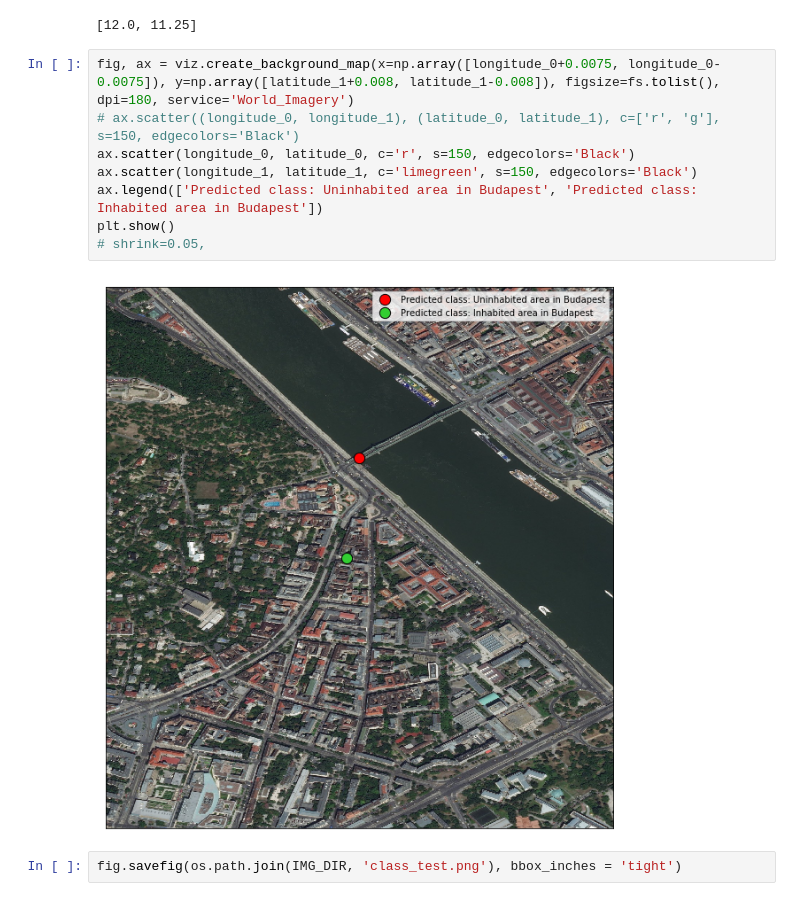
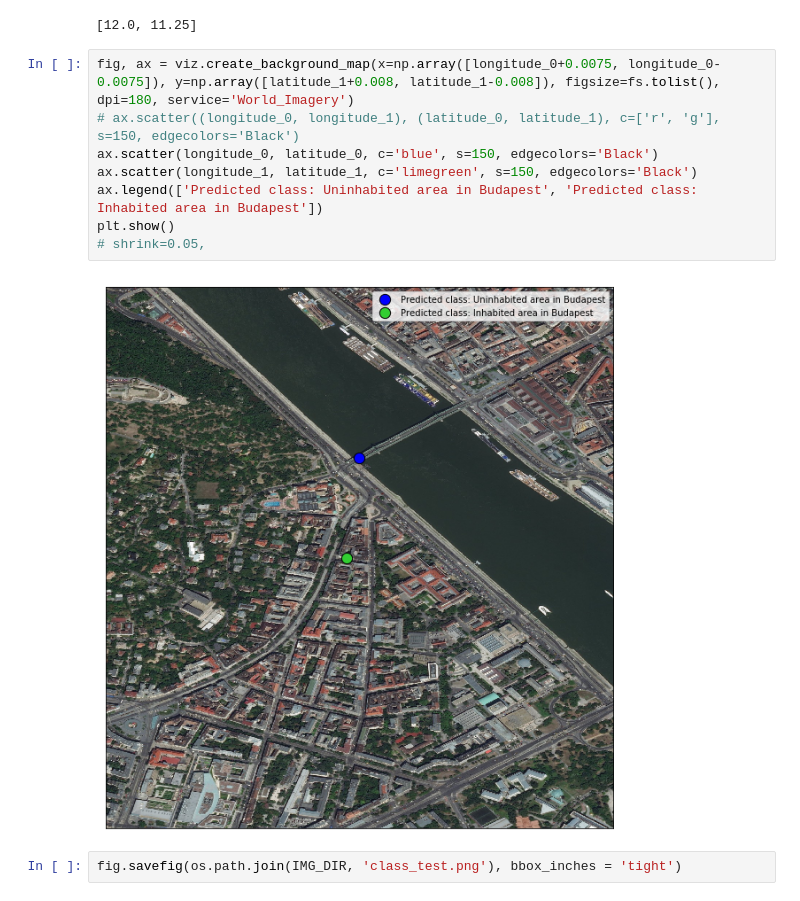
Before and after one commit to tszereny/real_estate_machine_learning, a Jupyter notebook: notebook/Classification.ipynb, the cells around one changed output. Cells and saved outputs as stored; diff of their text form.

Commit message:
marker color changed to blue

```diff
--- a/notebook/Classification.ipynb
+++ b/notebook/Classification.ipynb
@@ -222,12 +222,12 @@ fs.tolist()
 # %%
 fig, ax = viz.create_background_map(x=np.array([longitude_0+0.0075, longitude_0-0.0075]), y=np.array([latitude_1+0.008, latitude_1-0.008]), figsize=fs.tolist(), dpi=180, service='World_Imagery')
 # ax.scatter((longitude_0, longitude_1), (latitude_0, latitude_1), c=['r', 'g'], s=150, edgecolors='Black')
-ax.scatter(longitude_0, latitude_0, c='r', s=150, edgecolors='Black')
+ax.scatter(longitude_0, latitude_0, c='blue', s=150, edgecolors='Black')
 ax.scatter(longitude_1, latitude_1, c='limegreen', s=150, edgecolors='Black')
 ax.legend(['Predicted class: Uninhabited area in Budapest', 'Predicted class: Inhabited area in Budapest'])
 plt.show()
 # shrink=0.05,
 # %% [output]
-[figure, old version]
+[figure, new version]
 # %%
 fig.savefig(os.path.join(IMG_DIR, 'class_test.png'), bbox_inches = 'tight')
```
